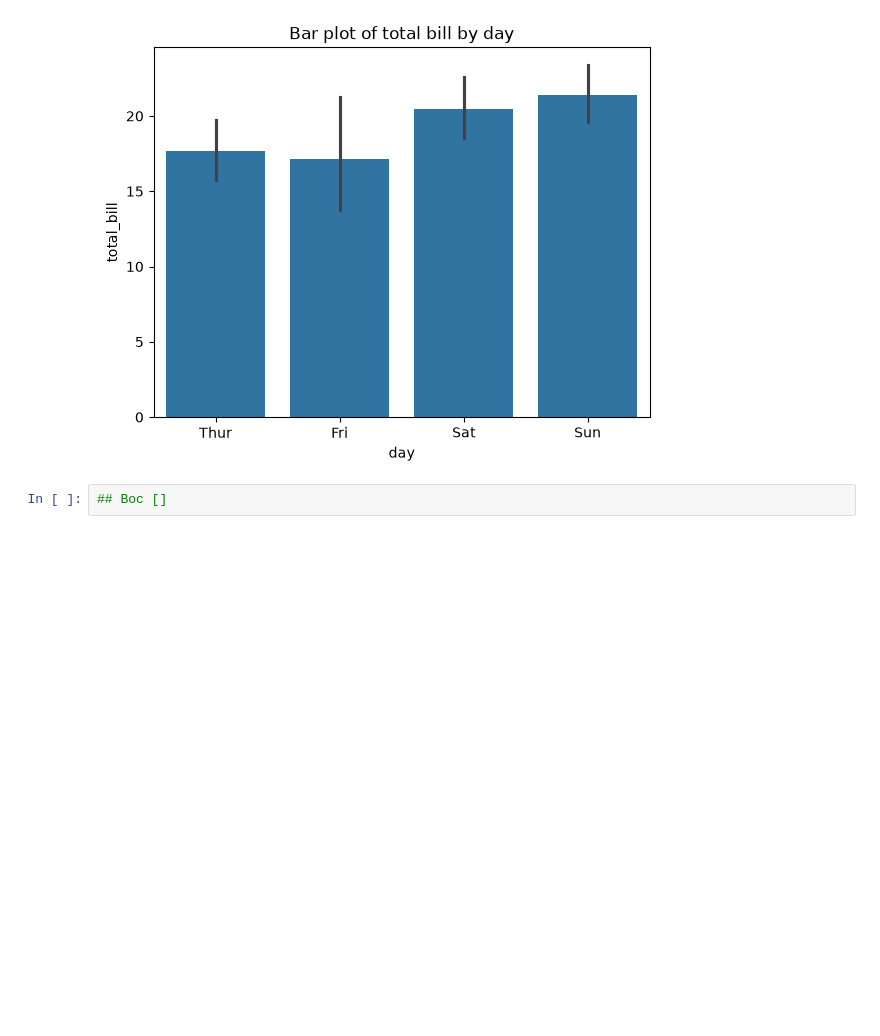
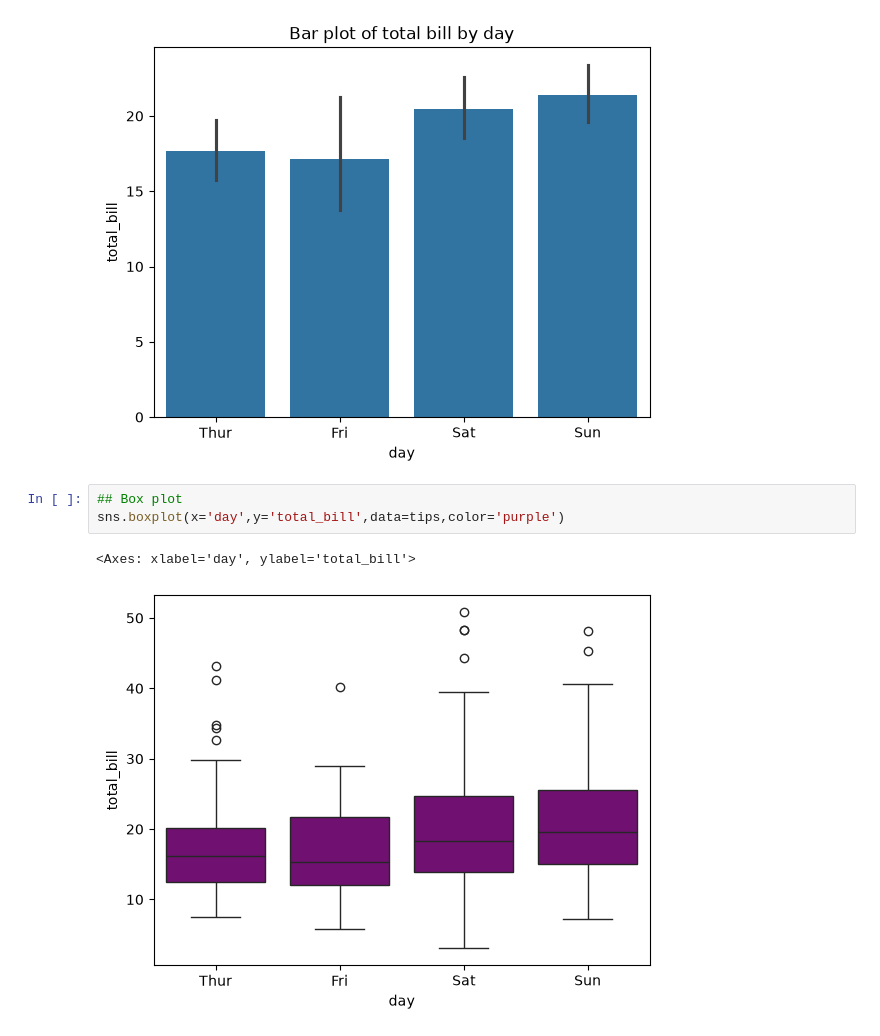
Before and after one commit to vanshvats07/python-practice, a Jupyter notebook: Data analysis/seaborn.ipynb, the cells around one changed output. Cells and saved outputs as stored; diff of their text form; blank space fills up the shorter version.

Commit message:
boxplot

```diff
--- a/Data analysis/seaborn.ipynb
+++ b/Data analysis/seaborn.ipynb
@@ -63,4 +63,8 @@ plt.show()
 # %% [output]
 [figure]
 # %%
-## Boc []
+## Box plot
+sns.boxplot(x='day',y='total_bill',data=tips,color='purple')
+# %% [output]
+<Axes: xlabel='day', ylabel='total_bill'>
+[figure, added]
```
